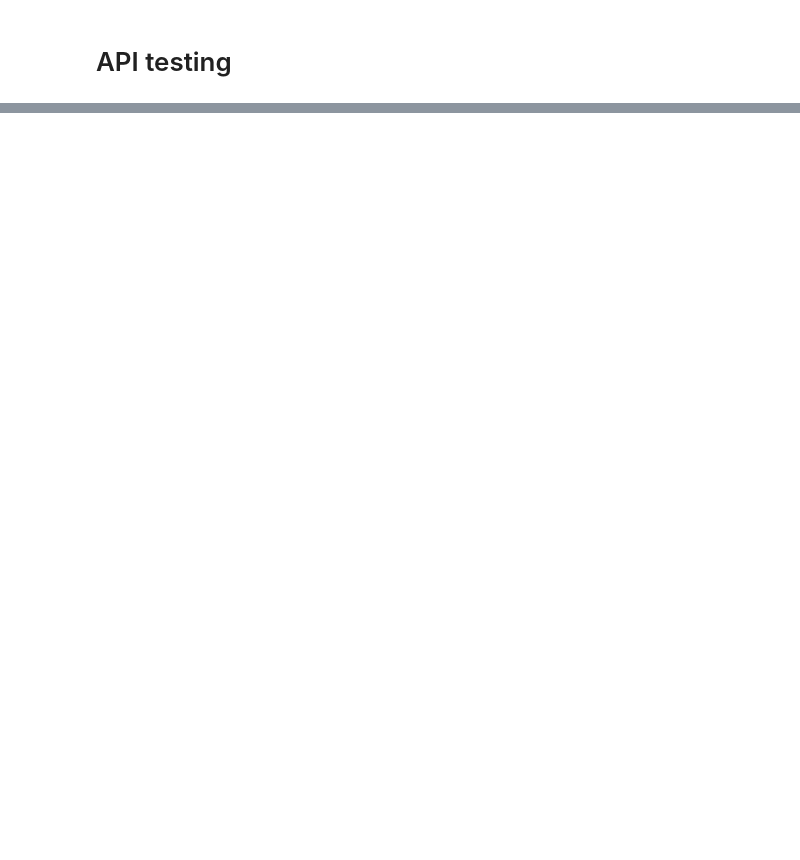
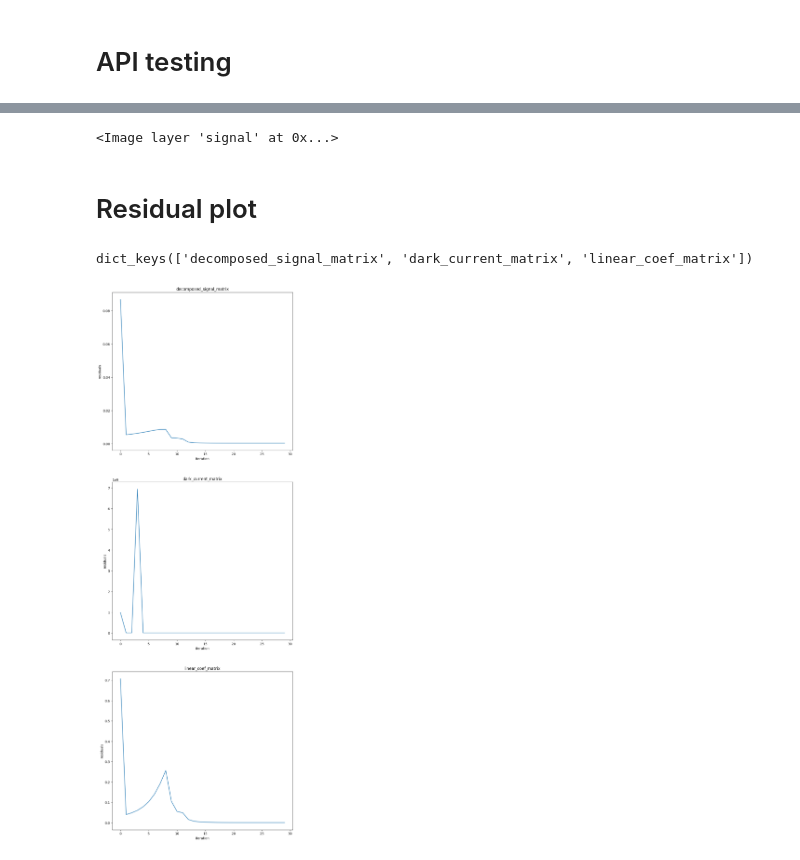
Before and after one commit to SlimaniF/AF_eraser, a Jupyter notebook: src/AF_eraser/testing.ipynb, the cells around one changed output, grey strips where cells are left out. Drawn from its saved outputs; the diff is of its cells as text; code cells hidden in the pictures; blank space fills up the shorter version.

```diff
--- a/src/AF_eraser/testing.ipynb
+++ b/src/AF_eraser/testing.ipynb
@@ -24,8 +31,8 @@ images_filenames
 signal_filename = 'scan_006_ASS1_CTNNB1_002_ROI.tif #3.tif'
 af_filename = 'scan_006_dis_ASS1_CTNNB1_002_ROI.tif #3.tif'
 # %%
-signal_image = open_image(PATH + signal_filename).squeeze()
-af_image = open_image(PATH + af_filename).squeeze()
+signal_image = open_image(PATH + signal_filename)[:,:800,:800].squeeze()
+af_image = open_image(PATH + af_filename)[:,:800,:800].squeeze()
 
 signal_image.shape, af_image.shape
 # %% [output]
@@ -47,0 +56,7 @@ signal, af, residuals = remove_autofluorescence_NMF(
+# %%
+signal, af, residuals = remove_autofluorescence_NMF(
+    images= images,
+    exposure_time = 100,
+    gaussian_kernel = 5,
+    max_iteration=50
+)
@@ -47,0 +101,7 @@ signal, af, residuals = remove_autofluorescence_NMF(
+# %%
+Viewer = napari.Viewer()
+Viewer.add_image(signal)
+# %% [output]
+<Image layer 'signal' at 0x...>
+# %% [markdown]
+# Residual plot
@@ -47,0 +110,20 @@ signal, af, residuals = remove_autofluorescence_NMF(
+# %%
+residuals.keys()
+# %% [output]
+dict_keys(['decomposed_signal_matrix', 'dark_current_matrix', 'linear_coef_matrix'])
+# %%
+fig = plt.figure(figsize=(10,30))
+a = fig.subplots(3,1)
+
+for key, ax in zip(residuals.keys(), a) :
+    data = residuals[key]
+    ax.plot(
+        np.arange(len(data)),
+        data
+    )
+
+    ax.set_title(key)
+    ax.set_xlabel("iteration")
+    ax.set_ylabel("residuals")
+# %% [output]
+[figure, added]
```
Also changed, not shown: parts of 10 cells of this notebook, 1 other file.
